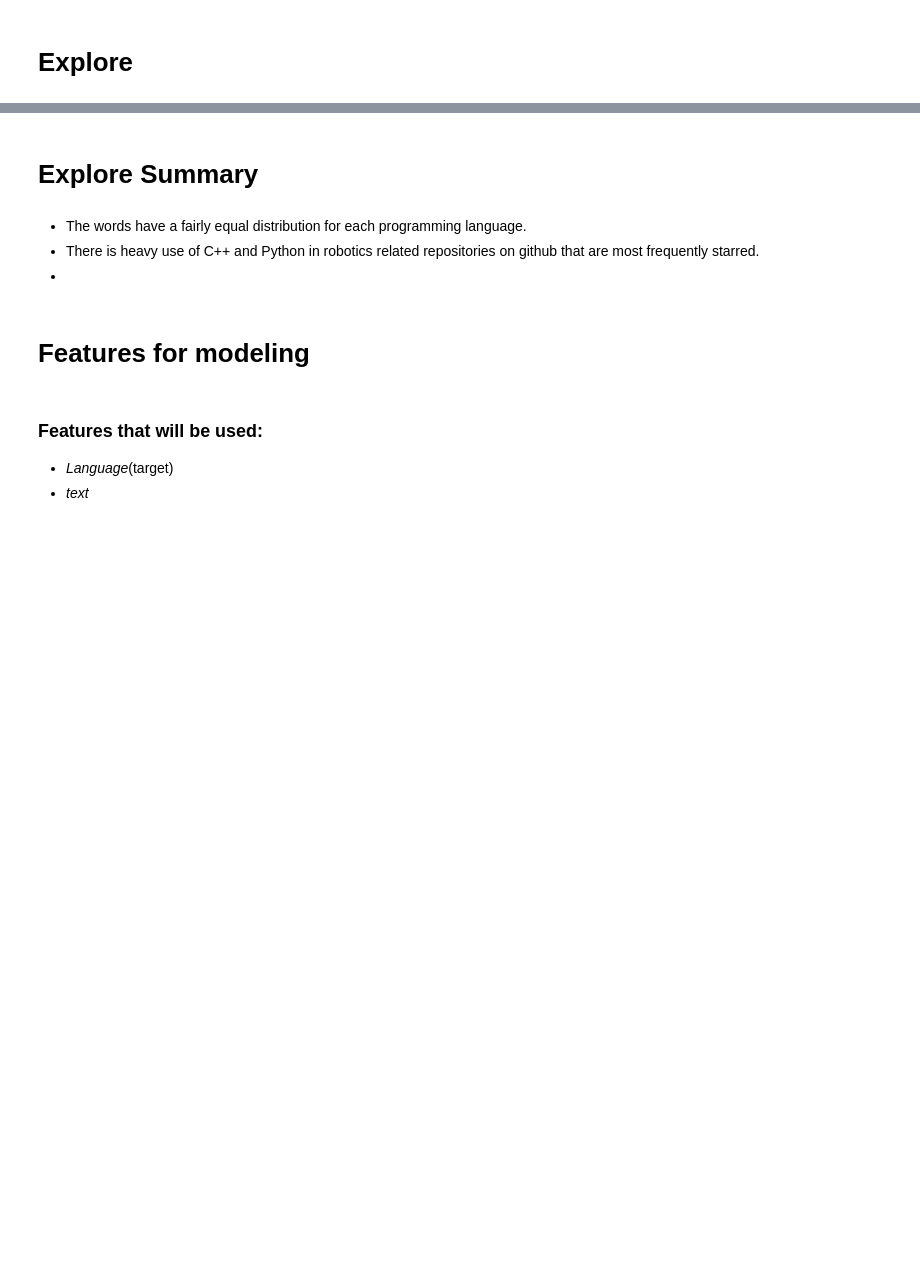
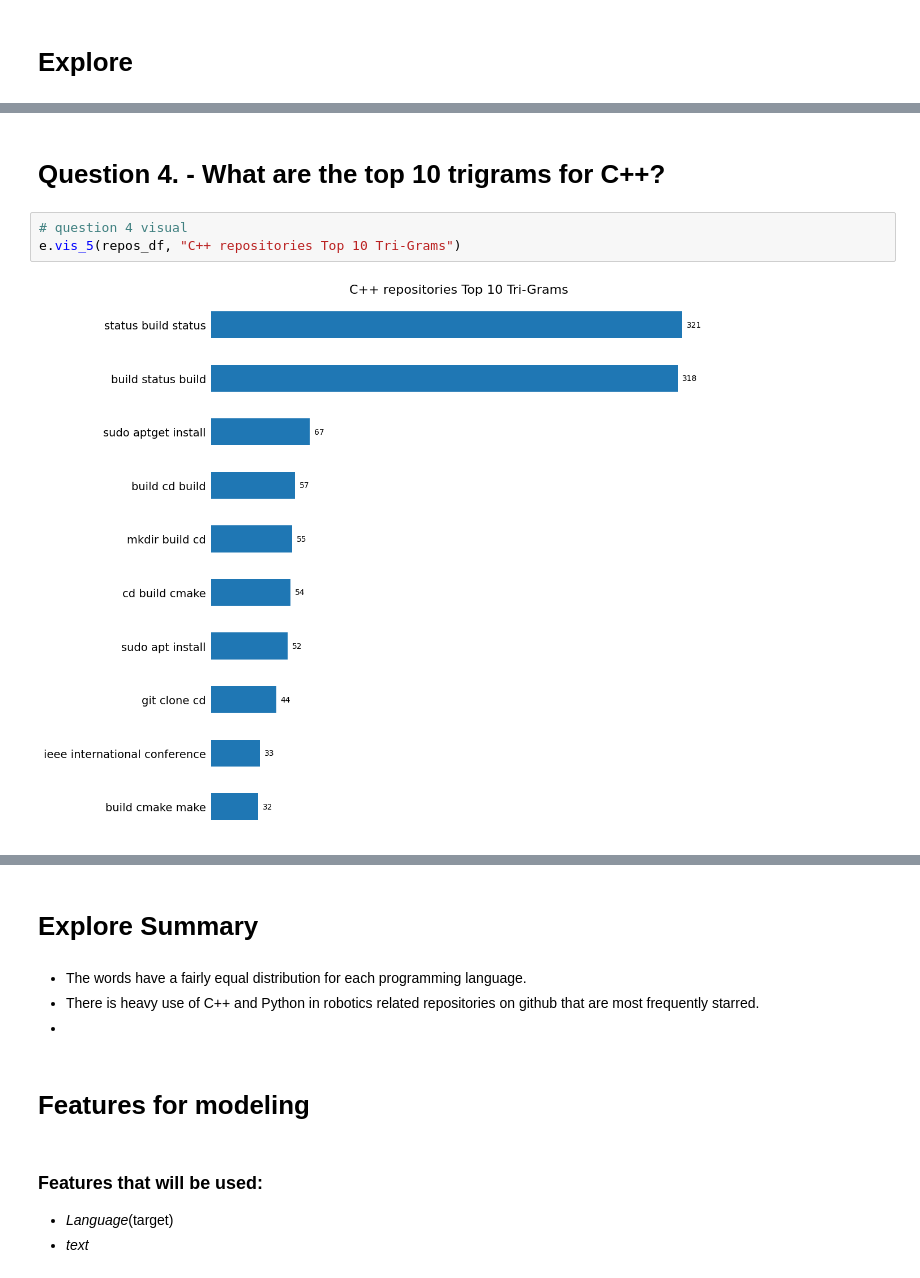
Before and after one commit to Marc-Aradillas/github_nlp_project, a Jupyter notebook: final_notebook.ipynb, the cells around one changed output, grey strips where cells are left out. Saved outputs shown, nothing was run; the diff lists cells and outputs as text; blank space fills up the shorter version.

```diff
--- a/final_notebook.ipynb
+++ b/final_notebook.ipynb
@@ -173,0 +151,7 @@ Alternate:
+# %% [markdown]
+# Question 4. - **What are the top 10 trigrams for C++?**
+# %%
+# question 4 visual
+e.vis_5(repos_df, "C++ repositories Top 10 Tri-Grams")
+# %% [output]
+[figure, added]
```
Also changed, not shown: parts of 60 cells of this notebook, 2 other files.
